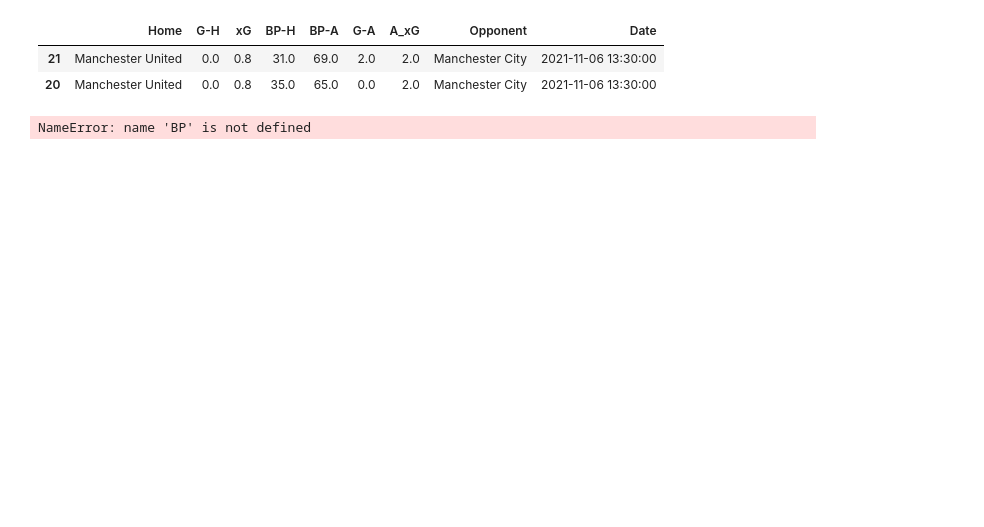
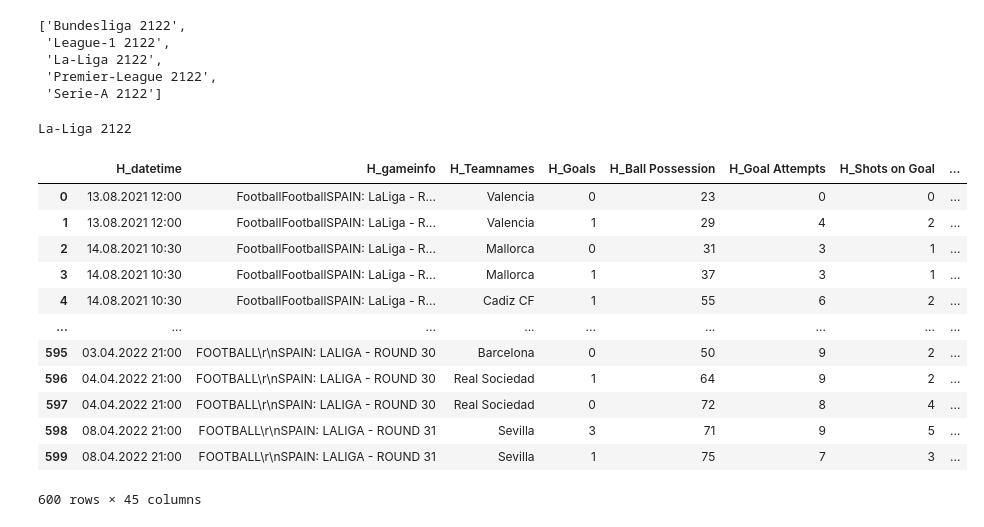
Before and after one commit to mgebele/football_stats, a Jupyter notebook: football_live.ipynb, the cells around one changed output. Cells and saved outputs as stored; diff of their text form; code cells hidden in the pictures; blank space fills up the shorter version.

```diff
--- a/football_live.ipynb
+++ b/football_live.ipynb
@@ -861,10 +0,0 @@ compare_team
-# %%
-df4Complete_show[(df4Complete_show["Opponent"]==compare_team)][['Home', 'G-H', 'xG', "BP-H", "BP-A", 'G-A', 'A_xG',  'Opponent',"Date",]]
-# %% [output]
-|  | Home | G-H | xG | BP-H | BP-A | G-A | A_xG | Opponent | Date |
-| 21 | Manchester United | 0.0 | 0.8 | 31.0 | 69.0 | 2.0 | 2.0 | Manchester City | 2021-11-06 13:30:00 |
-| 20 | Manchester United | 0.0 | 0.8 | 35.0 | 65.0 | 0.0 | 2.0 | Manchester City | 2021-11-06 13:30:00 |
-# %%
-BP-H
-# %% [output]
-NameError: name 'BP' is not defined
@@ -870,0 +81,51 @@ NameError: name 'BP' is not defined
+# %%
+cleaned_names_saissons
+# %% [output]
+['Bundesliga 2122',
+ 'League-1 2122',
+ 'La-Liga 2122',
+ 'Premier-League 2122',
+ 'Serie-A 2122']
+# %%
+global saison
+saison = cleaned_names_saissons[2]
+print(saison)
+
+# map names back for reading the correct csv name
+def find_key(input_dict, value):
+    for key, val in input_dict.items():
+        if val == value:
+            return key
+    return "None"
+
+
+saison = "{}_{}".format(find_key(shortcut_league_dict, saison.split(" ")[0]),
+                        saison.split(" ")[1]
+                        )
+
+try:
+    df_complete_saison = pd.read_csv(
+        "htdatan/"+saison+".csv", index_col=0, encoding='utf-8')
+except:
+    df_complete_saison = pd.read_csv(
+        "htdatan/"+saison+"_24102021.csv", index_col=0, encoding='utf-8')
+
+df_complete_saison = df_complete_saison.replace(teamnamedict)
+# %% [output]
+La-Liga 2122
+# %%
+df_complete_saison
+# %% [output]
+|  | H_datetime | H_gameinfo | H_Teamnames | H_Goals | H_Ball Possession | H_Goal Attempts | H_Shots on Goal | ... |
+| 0 | 13.08.2021 12:00 | FootballFootballSPAIN: LaLiga - R... | Valencia | 0 | 23 | 0 | 0 | ... |
+| 1 | 13.08.2021 12:00 | FootballFootballSPAIN: LaLiga - R... | Valencia | 1 | 29 | 4 | 2 | ... |
+| 2 | 14.08.2021 10:30 | FootballFootballSPAIN: LaLiga - R... | Mallorca | 0 | 31 | 3 | 1 | ... |
+| 3 | 14.08.2021 10:30 | FootballFootballSPAIN: LaLiga - R... | Mallorca | 1 | 37 | 3 | 1 | ... |
+| 4 | 14.08.2021 10:30 | FootballFootballSPAIN: LaLiga - R... | Cadiz CF | 1 | 55 | 6 | 2 | ... |
+| ... | ... | ... | ... | ... | ... | ... | ... | ... |
+| 595 | 03.04.2022 21:00 | FOOTBALL\r\nSPAIN: LALIGA - ROUND 30 | Barcelona | 0 | 50 | 9 | 2 | ... |
+| 596 | 04.04.2022 21:00 | FOOTBALL\r\nSPAIN: LALIGA - ROUND 30 | Real Sociedad | 1 | 64 | 9 | 2 | ... |
+| 597 | 04.04.2022 21:00 | FOOTBALL\r\nSPAIN: LALIGA - ROUND 30 | Real Sociedad | 0 | 72 | 8 | 4 | ... |
+| 598 | 08.04.2022 21:00 | FOOTBALL\r\nSPAIN: LALIGA - ROUND 31 | Sevilla | 3 | 71 | 9 | 5 | ... |
+| 599 | 08.04.2022 21:00 | FOOTBALL\r\nSPAIN: LALIGA - ROUND 31 | Sevilla | 1 | 75 | 7 | 3 | ... |
+600 rows × 45 columns
```
Also changed, not shown: parts of 38 cells of this notebook.
